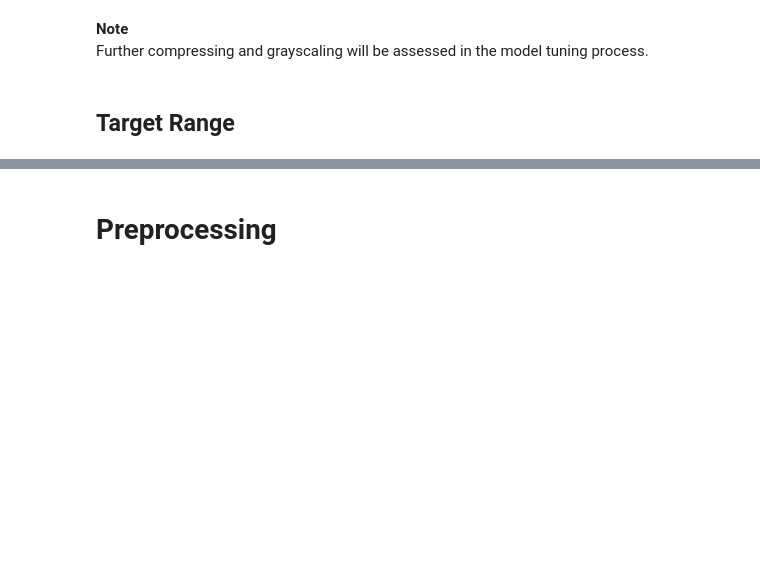
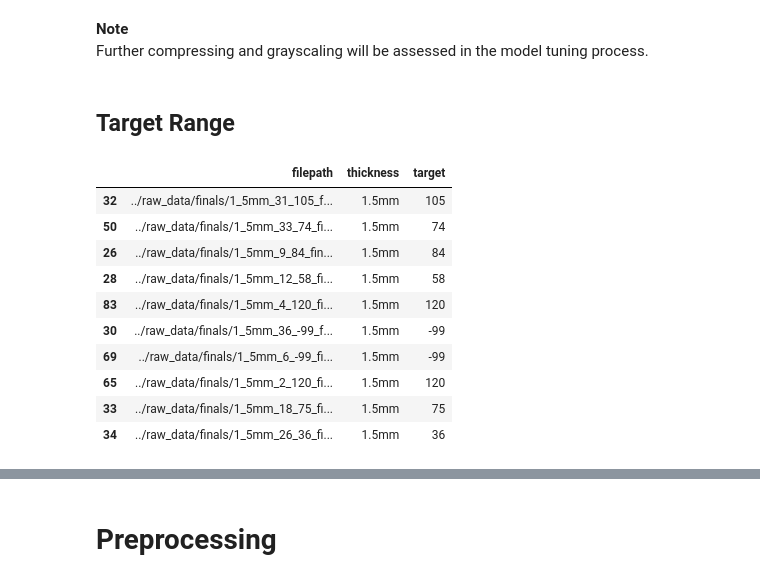
Before and after one commit to moritzgeiger/sheet-counter, a Jupyter notebook: notebooks/mg_sheet-count_model.ipynb, the cells around one changed output, grey strips where cells are left out. Saved outputs shown, nothing was run; the diff lists cells and outputs as text; code cells hidden in the pictures; blank space fills up the shorter version.

```diff
--- a/notebooks/mg_sheet-count_model.ipynb
+++ b/notebooks/mg_sheet-count_model.ipynb
@@ -107,2 +118,15 @@ img_df = pd.DataFrame(img_dict)
 # %%
-img_df.sort_values(by='thickness', ascending=False).head(20)
+# showcase DF
+img_df.sort_values(by='thickness', ascending=False).head(10)
+# %% [output]
+|  | filepath | thickness | target |
+| 32 | ../raw_data/finals/1_5mm_31_105_f... | 1.5mm | 105 |
+| 50 | ../raw_data/finals/1_5mm_33_74_fi... | 1.5mm | 74 |
+| 26 | ../raw_data/finals/1_5mm_9_84_fin... | 1.5mm | 84 |
+| 28 | ../raw_data/finals/1_5mm_12_58_fi... | 1.5mm | 58 |
+| 83 | ../raw_data/finals/1_5mm_4_120_fi... | 1.5mm | 120 |
+| 30 | ../raw_data/finals/1_5mm_36_-99_f... | 1.5mm | -99 |
+| 69 | ../raw_data/finals/1_5mm_6_-99_fi... | 1.5mm | -99 |
+| 65 | ../raw_data/finals/1_5mm_2_120_fi... | 1.5mm | 120 |
+| 33 | ../raw_data/finals/1_5mm_18_75_fi... | 1.5mm | 75 |
+| 34 | ../raw_data/finals/1_5mm_26_36_fi... | 1.5mm | 36 |
```
Also changed, not shown: parts of 13 cells of this notebook.
